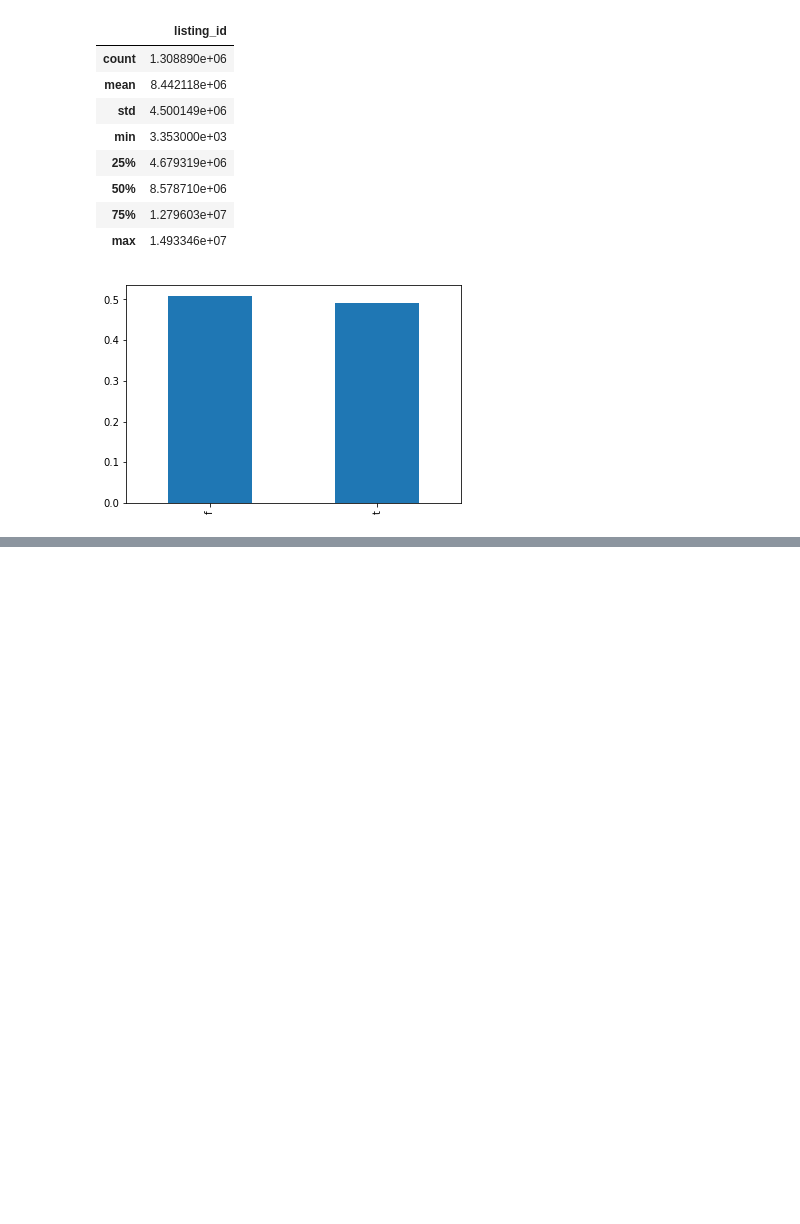
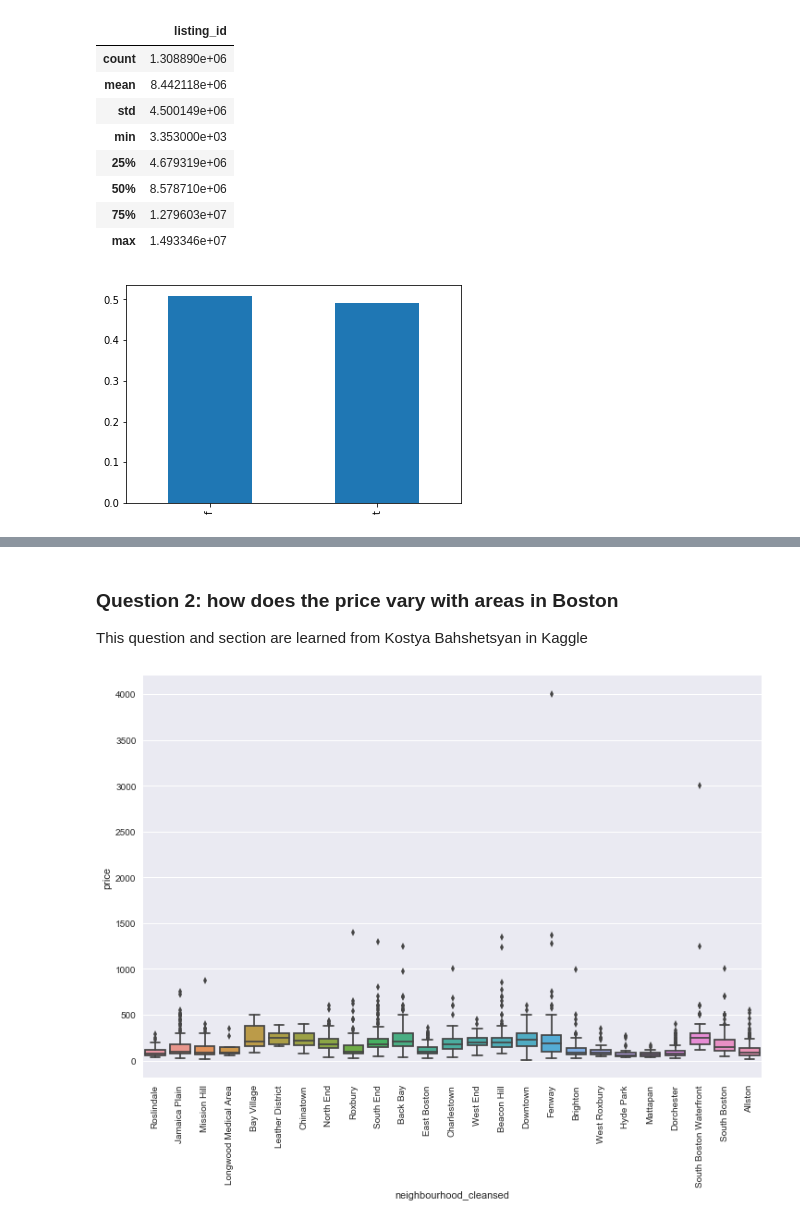
Before and after one commit to ShuangyuandData/CRISP-DMpro1, a Jupyter notebook: Pro1-Airbnb-step3.ipynb, the cells around one changed output, grey strips where cells are left out. Saved outputs shown, nothing was run; the diff lists cells and outputs as text; code cells hidden in the pictures; blank space fills up the shorter version.

```diff
--- a/Pro1-Airbnb-step3.ipynb
+++ b/Pro1-Airbnb-step3.ipynb
@@ -345,0 +230,11 @@ sear_df.head()
+# %%
+# all the quantitative variables
+bospriceq_df=bosl_df[['price', 'host_response_rate', 'host_acceptance_rate', 'host_listings_count',
+                      'host_total_listings_count', 'latitude', 'longitude', 'accommodates',
+                      'bathrooms', 'bedrooms', 'beds', 'security_deposit', 'cleaning_fee', 'guests_included',
+                      'extra_people', 'minimum_nights', 'maximum_nights', 'availability_30', 'availability_60',
+                      'availability_90', 'availability_365', 'number_of_reviews', 'review_scores_rating',
+                      'review_scores_accuracy', 'review_scores_cleanliness', 'review_scores_checkin',
+                      'review_scores_communication', 'review_scores_location', 'review_scores_value',
+                      'calculated_host_listings_count', 'reviews_per_month']]
+bospriceq_df.head()
@@ -345,0 +248,9 @@ sear_df.head()
+# %%
+# all the categorical variables
+bospricec_df=bosl_df[['experiences_offered', 'host_response_time', 'host_is_superhost', 'host_neighbourhood',
+                      'host_has_profile_pic', 'host_identity_verified', 'neighbourhood', 'neighbourhood_cleansed',
+                      'zipcode', 'is_location_exact', 'property_type', 'room_type', 'bed_type', 'calendar_updated',
+                      'requires_license', 'instant_bookable', 'cancellation_policy', 'require_guest_profile_picture',
+                      'require_guest_phone_verification']]
+
+bospricec_df.head()
@@ -345,0 +315,7 @@ sear_df.head()
+# %%
+## remove '$', ',' and change the type to float.
+
+y=y.map(lambda x: x.lstrip('$'))
+y.replace(regex=True,inplace=True,to_replace=',',value='')
+y=y.astype(float)
+y.head()
@@ -345,0 +329,3 @@ sear_df.head()
+# %%
+price_df=pd.DataFrame(y,columns=['price'])
+price_df.head()
@@ -345,0 +339,11 @@ sear_df.head()
+# %% [markdown]
+### Question 2: how does the price vary with areas in Boston
+This question and section are learned from Kostya Bahshetsyan in Kaggle
+# %%
+import seaborn as sns
+tdata1=pd.concat([price_df, bospricec_df.neighbourhood_cleansed], axis=1)
+plt.figure(figsize = (12, 8))
+sns.boxplot(x = 'neighbourhood_cleansed', y = 'price', data = tdata1)
+xt = plt.xticks(rotation=90)
+# %% [output]
+[figure, added]
```
Also changed, not shown: parts of 46 cells of this notebook, 1 other file.
